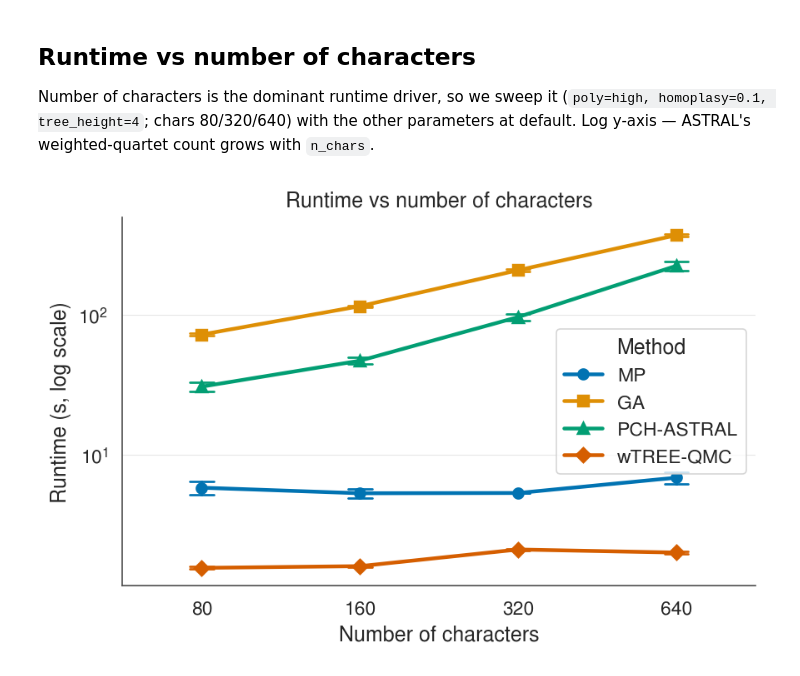
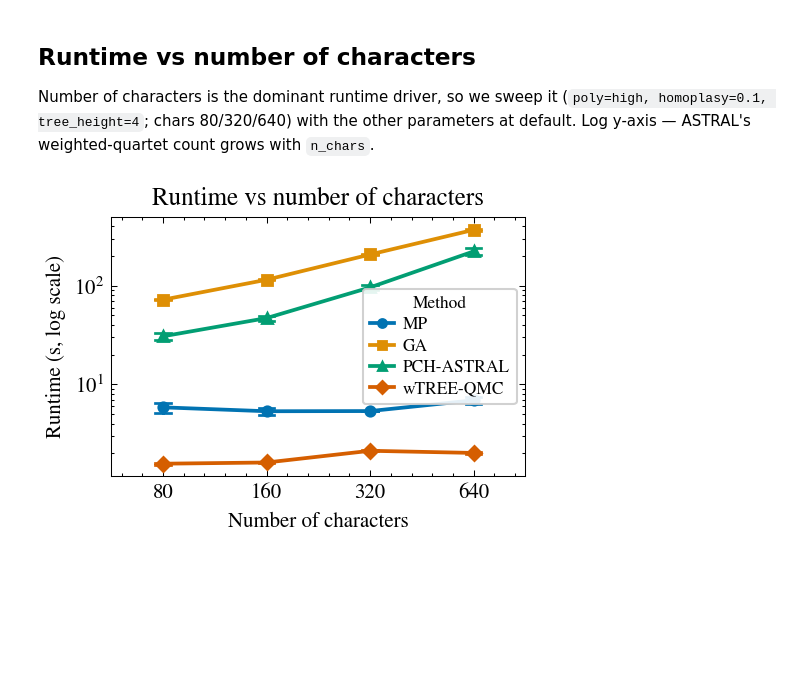
Before and after one commit to xSeanliux/PCH-ASTRAL, a Jupyter notebook: scripts/pynb/model_condition_sweep.ipynb, the cells around one changed output. Saved outputs shown, nothing was run; the diff lists cells and outputs as text; code cells hidden in the pictures; blank space fills up the shorter version.

```diff
--- a/scripts/pynb/model_condition_sweep.ipynb
+++ b/scripts/pynb/model_condition_sweep.ipynb
@@ -73,18 +74,15 @@ MARKERS = ["o", "s", "^", "D", "v", "P"][:len(METHOD_ORDER)]
 df["Method"] = df["method"].map(METHOD_NAMES).fillna(df["method"])
 PALETTE = dict(zip(METHOD_ORDER, sns.color_palette("colorblind", len(METHOD_ORDER))))
 
-# Publication styling: white ground, Helvetica-like sans, embedded (not
-# outlined) vector text, thin despined axes. Each figure exports to both a
-# 300-dpi PNG (repo/notebook preview) and a vector PDF (LaTeX \includegraphics).
-sns.set_theme(style="whitegrid", context="paper", font_scale=1.25)
+# Publication styling: SciencePlots 'science' (Computer-Modern-like serif,
+# inward major+minor ticks, boxed axes) minus its LaTeX dependency, so the
+# notebook runs without a TeX install. Each figure exports to a 400-dpi PNG
+# (preview) and a vector PDF (LaTeX \includegraphics) with embedded text.
+plt.style.use(["science", "no-latex"])
 plt.rcParams.update({
-    "font.family": "sans-serif",
-    "font.sans-serif": ["Nimbus Sans", "Helvetica", "Arial", "DejaVu Sans"],
-    "axes.spines.top": False, "axes.spines.right": False,
-    "axes.edgecolor": "0.3", "axes.linewidth": 0.8,
-    "grid.linewidth": 0.5, "grid.color": "0.9",
-    "figure.dpi": 150, "savefig.dpi": 300, "savefig.bbox": "tight",
+    "figure.dpi": 150, "savefig.dpi": 400, "savefig.bbox": "tight",
     "pdf.fonttype": 42, "ps.fonttype": 42,  # keep text as text, not paths
+    "legend.frameon": True, "legend.framealpha": 0.9,
 })
 EXTS = ("png", "pdf")
 # %%
@@ -160,21 +160,23 @@ parameters at default. Log y-axis — ASTRAL's weighted-quartet count grows with
 # %%
 sub = sweep("character_count")
 order = order_for("character_count", sub)
-fig, ax = plt.subplots(figsize=(6, 4))
+fig, ax = plt.subplots(figsize=(3.5, 2.6))
 sns.pointplot(
     data=sub, x="character_count", y="runtime_seconds", hue="Method",
     order=order, hue_order=METHOD_ORDER, palette=PALETTE,
     errorbar="se", capsize=0.15, err_kws={"linewidth": 1.3},
     dodge=False, linestyle="-", markers=MARKERS, ax=ax,
 )
 ax.set_yscale("log")
 ax.set_xlabel("Number of characters")
 ax.set_ylabel("Runtime (s, log scale)")
 ax.set_title("Runtime vs number of characters")
-ax.legend(title="Method")
+ax.legend(title="Method", fontsize="small", title_fontsize="small",
+          markerscale=0.85, handlelength=1.4, handletextpad=0.5,
+          labelspacing=0.3, borderpad=0.4, framealpha=0.9)
 fig.tight_layout()
 for _e in EXTS:
     fig.savefig(FIGS / f"runtime_by_character_count.{_e}")
 plt.show()
 # %% [output]
-[figure, old version]
+[figure, new version]
```
Also changed, not shown: parts of 6 cells of this notebook, 12 other files.
